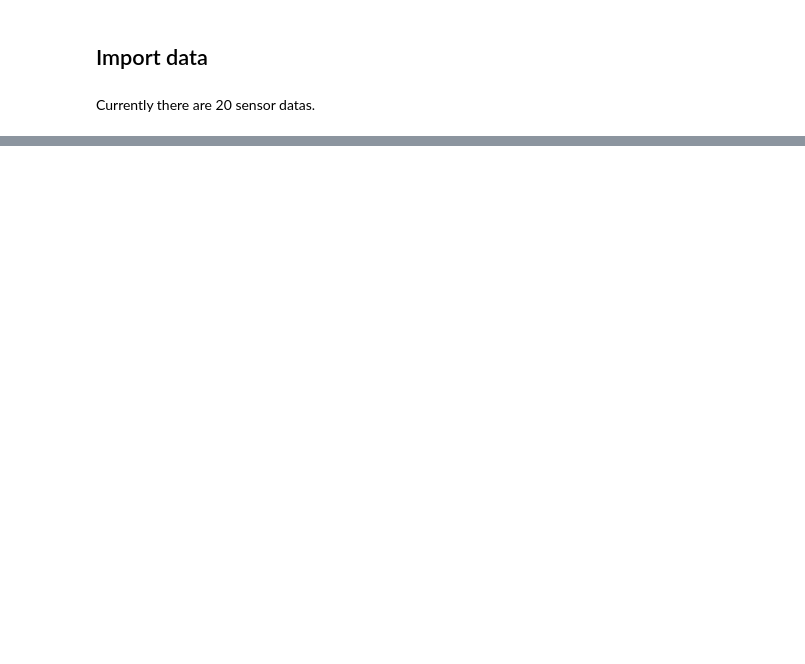
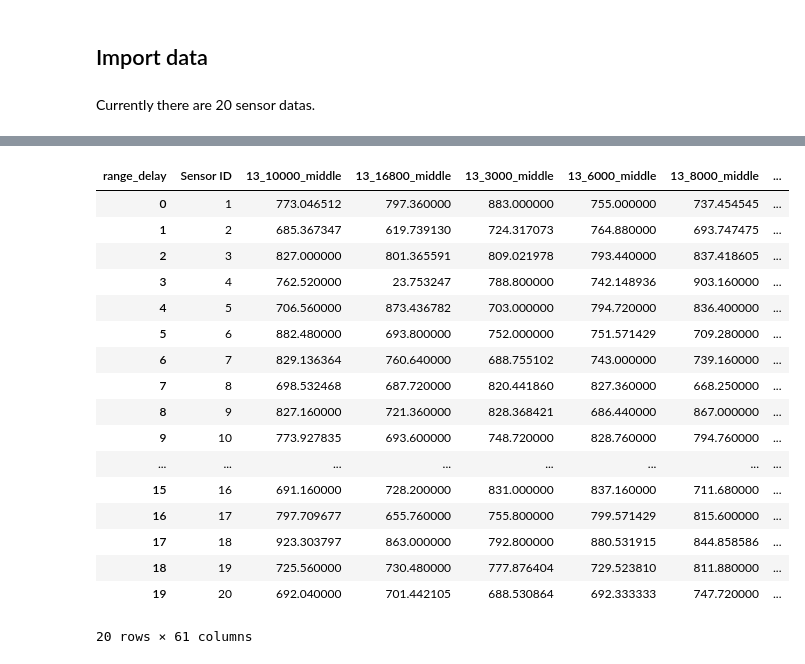
Before and after one commit to JihoonChung/ML_Sensor_Characterization, a Jupyter notebook: Analysis/US_feature_engineering.ipynb, the cells around one changed output, grey strips where cells are left out. Cells and saved outputs as stored; diff of their text form; code cells hidden in the pictures; blank space fills up the shorter version.

```diff
--- a/Analysis/US_feature_engineering.ipynb
+++ b/Analysis/US_feature_engineering.ipynb
@@ -99,0 +115,24 @@ array(['b', 'g'], dtype=object)
+# %%
+def split_quartiles(df):
+    # Group the data by 'Sensor ID', 'Delay (us)', and 'Range (cm)'
+    df_copy = df.copy()
+    grouped = df_copy.groupby(['Sensor ID', 'Delay (us)', 'Range (cm)'])
+
+    # Identify and remove outliers for each group
+    middle_quartile = []
+    lower_quartile = []
+    upper_quartile = []
+
+    for name, group in grouped:
+        cleaned_group = group.copy()
+        for column in ['Ping Time (us)']:
+            middle_quartile_group,lower_quartile_group,upper_quartile_group = identify_and_remove_outliers(cleaned_group, column)
+        middle_quartile.append(middle_quartile_group)
+        lower_quartile.append(lower_quartile_group)
+        upper_quartile.append(upper_quartile_group)
+    # Combine the cleaned groups into a single DataFrame
+    df_middle_quartile= pd.concat(middle_quartile)
+    df_lower_quartile = pd.concat(lower_quartile)
+    df_upper_quartile = pd.concat(upper_quartile)
+
+    return df_middle_quartile, df_lower_quartile, df_upper_quartile
@@ -99,0 +170,21 @@ array(['b', 'g'], dtype=object)
+# %%
+create_range_delay_feature(df_middle_quartile,"middle")
+# %% [output]
+| range_delay | Sensor ID | 13_10000_middle | 13_16800_middle | 13_3000_middle | 13_6000_middle | 13_8000_middle | ... |
+| 0 | 1 | 773.046512 | 797.360000 | 883.000000 | 755.000000 | 737.454545 | ... |
+| 1 | 2 | 685.367347 | 619.739130 | 724.317073 | 764.880000 | 693.747475 | ... |
+| 2 | 3 | 827.000000 | 801.365591 | 809.021978 | 793.440000 | 837.418605 | ... |
+| 3 | 4 | 762.520000 | 23.753247 | 788.800000 | 742.148936 | 903.160000 | ... |
+| 4 | 5 | 706.560000 | 873.436782 | 703.000000 | 794.720000 | 836.400000 | ... |
+| 5 | 6 | 882.480000 | 693.800000 | 752.000000 | 751.571429 | 709.280000 | ... |
+| 6 | 7 | 829.136364 | 760.640000 | 688.755102 | 743.000000 | 739.160000 | ... |
+| 7 | 8 | 698.532468 | 687.720000 | 820.441860 | 827.360000 | 668.250000 | ... |
+| 8 | 9 | 827.160000 | 721.360000 | 828.368421 | 686.440000 | 867.000000 | ... |
+| 9 | 10 | 773.927835 | 693.600000 | 748.720000 | 828.760000 | 794.760000 | ... |
+| ... | ... | ... | ... | ... | ... | ... | ... |
+| 15 | 16 | 691.160000 | 728.200000 | 831.000000 | 837.160000 | 711.680000 | ... |
+| 16 | 17 | 797.709677 | 655.760000 | 755.800000 | 799.571429 | 815.600000 | ... |
+| 17 | 18 | 923.303797 | 863.000000 | 792.800000 | 880.531915 | 844.858586 | ... |
+| 18 | 19 | 725.560000 | 730.480000 | 777.876404 | 729.523810 | 811.880000 | ... |
+| 19 | 20 | 692.040000 | 701.442105 | 688.530864 | 692.333333 | 747.720000 | ... |
+20 rows × 61 columns
```
Also changed, not shown: parts of 19 cells of this notebook.
